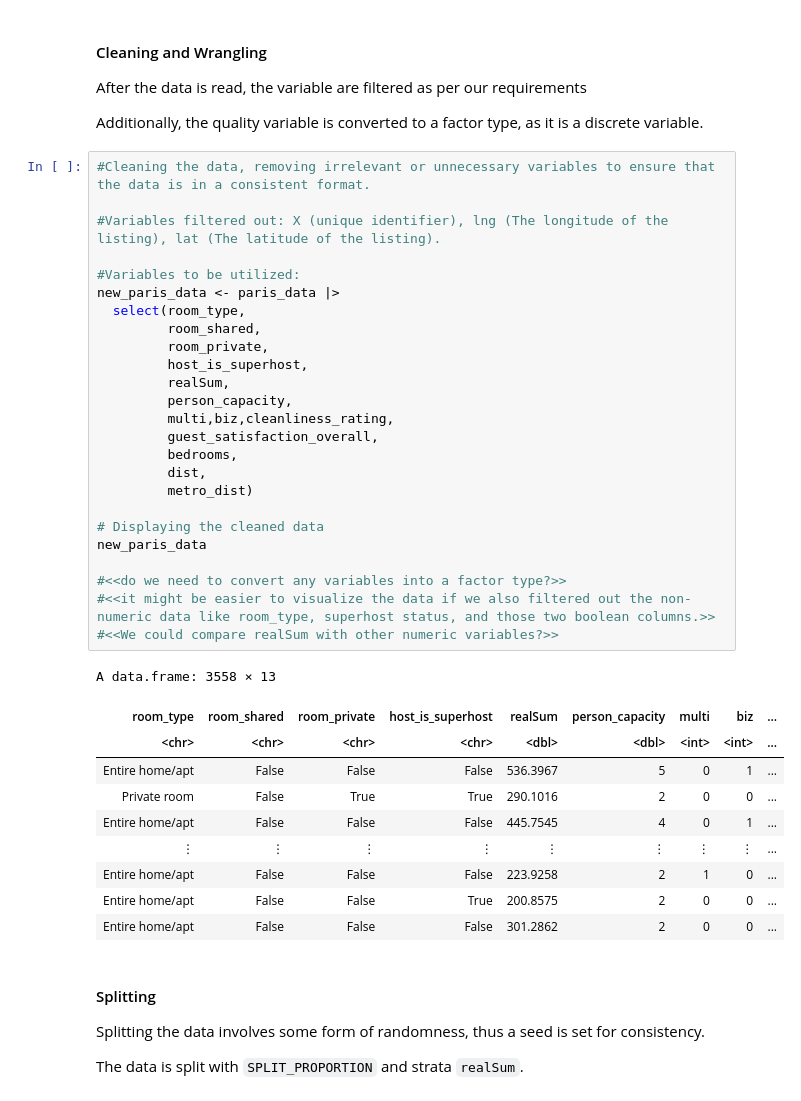
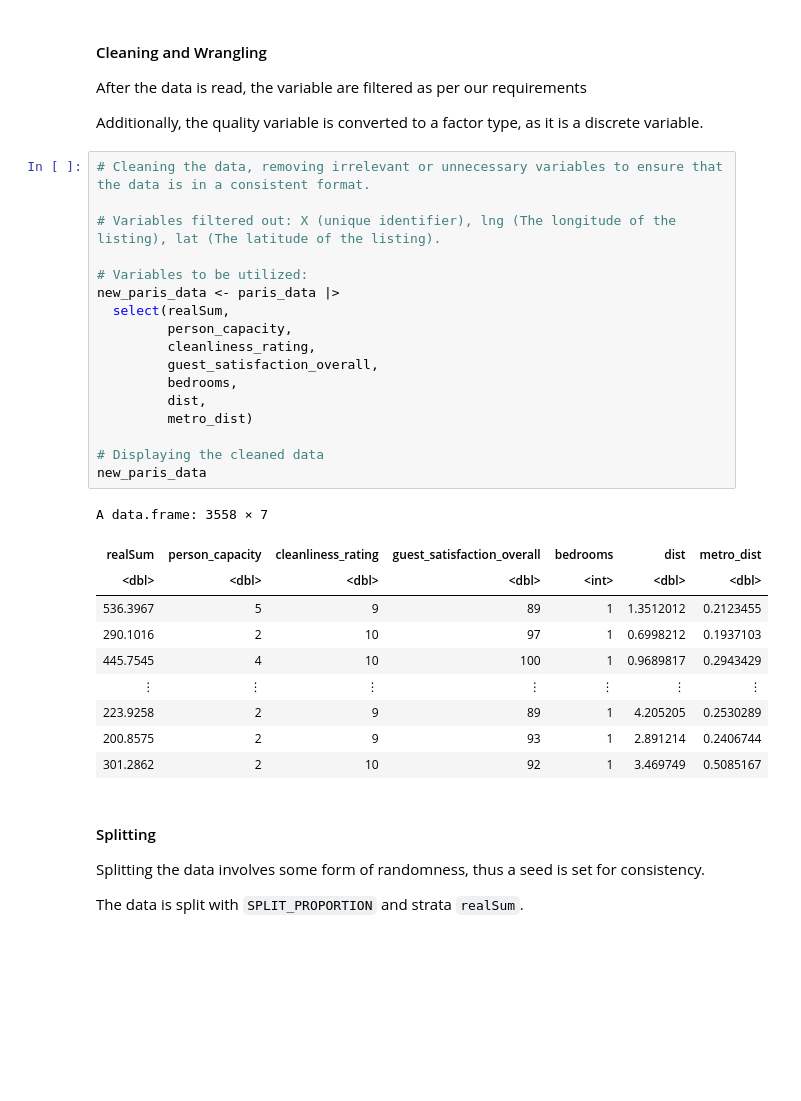
Before and after one commit to kairavv/dsci-100-2022w2-group-17, a Jupyter notebook: project_proposal.ipynb, the cells around one changed output. Saved outputs shown, nothing was run; the diff lists cells and outputs as text; blank space fills up the shorter version.

```diff
--- a/project_proposal.ipynb
+++ b/project_proposal.ipynb
@@ -95,41 +92,33 @@ After the data is read, the variable are filtered as per our requirements
 
 Additionally, the quality variable is converted to a factor type, as it is a discrete variable.
 # %%
-#Cleaning the data, removing irrelevant or unnecessary variables to ensure that the data is in a consistent format.
+# Cleaning the data, removing irrelevant or unnecessary variables to ensure that the data is in a consistent format.
 
-#Variables filtered out: X (unique identifier), lng (The longitude of the listing), lat (The latitude of the listing).
+# Variables filtered out: X (unique identifier), lng (The longitude of the listing), lat (The latitude of the listing).
 
-#Variables to be utilized:
+# Variables to be utilized:
 new_paris_data <- paris_data |>
-  select(room_type,
-         room_shared,
-         room_private,
-         host_is_superhost,
-         realSum,
+  select(realSum,
          person_capacity,
-         multi,biz,cleanliness_rating,
+         cleanliness_rating,
          guest_satisfaction_overall,
          bedrooms,
          dist,
          metro_dist)
 
 # Displaying the cleaned data
 new_paris_data
-
-#<<do we need to convert any variables into a factor type?>>
-#<<it might be easier to visualize the data if we also filtered out the non-numeric data like room_type, superhost status, and those two boolean columns.>>
-#<<We could compare realSum with other numeric variables?>>
 # %% [output]
-A data.frame: 3558 × 13
+A data.frame: 3558 × 7
-| room_type | room_shared | room_private | host_is_superhost | realSum | person_capacity | multi | biz | ... |
-| <chr> | <chr> | <chr> | <chr> | <dbl> | <dbl> | <int> | <int> | ... |
-| Entire home/apt | False | False | False | 536.3967 | 5 | 0 | 1 | ... |
-| Private room | False | True | True | 290.1016 | 2 | 0 | 0 | ... |
-| Entire home/apt | False | False | False | 445.7545 | 4 | 0 | 1 | ... |
-| ⋮ | ⋮ | ⋮ | ⋮ | ⋮ | ⋮ | ⋮ | ⋮ | ... |
-| Entire home/apt | False | False | False | 223.9258 | 2 | 1 | 0 | ... |
-| Entire home/apt | False | False | True | 200.8575 | 2 | 0 | 0 | ... |
-| Entire home/apt | False | False | False | 301.2862 | 2 | 0 | 0 | ... |
+| realSum | person_capacity | cleanliness_rating | guest_satisfaction_overall | bedrooms | dist | metro_dist |
+| <dbl> | <dbl> | <dbl> | <dbl> | <int> | <dbl> | <dbl> |
+| 536.3967 | 5 | 9 | 89 | 1 | 1.3512012 | 0.2123455 |
+| 290.1016 | 2 | 10 | 97 | 1 | 0.6998212 | 0.1937103 |
+| 445.7545 | 4 | 10 | 100 | 1 | 0.9689817 | 0.2943429 |
+| ⋮ | ⋮ | ⋮ | ⋮ | ⋮ | ⋮ | ⋮ |
+| 223.9258 | 2 | 9 | 89 | 1 | 4.205205 | 0.2530289 |
+| 200.8575 | 2 | 9 | 93 | 1 | 2.891214 | 0.2406744 |
+| 301.2862 | 2 | 10 | 92 | 1 | 3.469749 | 0.5085167 |
 # %% [markdown]
 #### Splitting
 Splitting the data involves some form of randomness, thus a seed is set for consistency.
```
Also changed, not shown: parts of 30 cells of this notebook.
